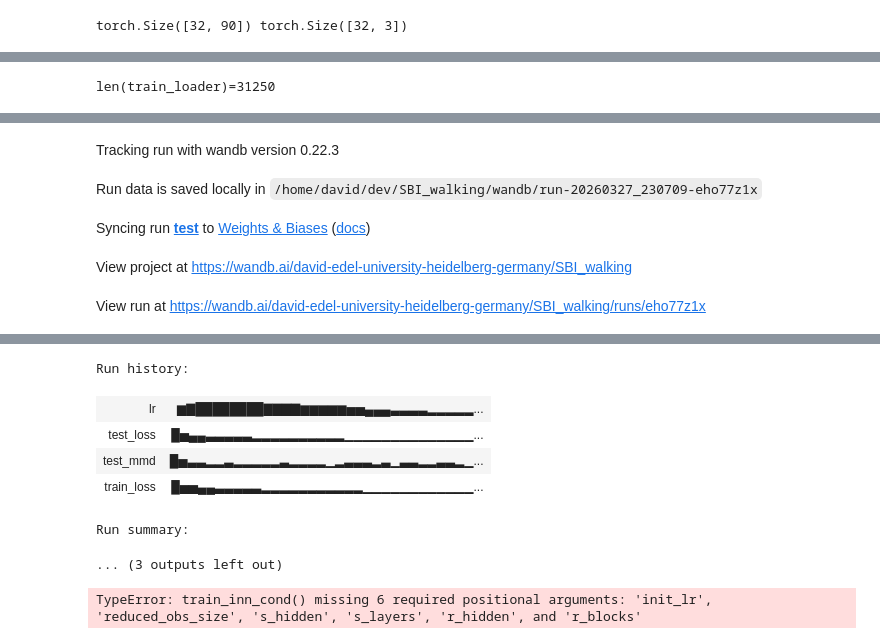
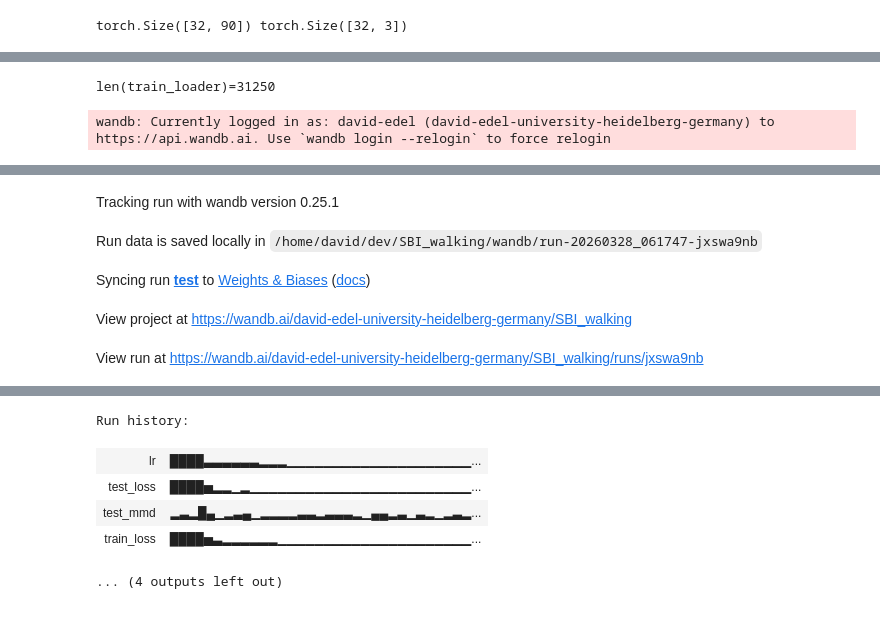
Before and after one commit to laurasaizz/SBI_walking, a Jupyter notebook: model.ipynb, the cells around one changed output, grey strips where cells are left out. Cells and saved outputs as stored; diff of their text form; code cells hidden in the pictures.

```diff
--- a/model.ipynb
+++ b/model.ipynb
@@ -110,7 +110,7 @@ def make_windows(foot, com, W):
     frames_per_simulation = foot.shape[0]
     windows_per_simulation = frames_per_simulation - W + 1
 
-    com_infer_frame = windows_per_simulation // 2
+    com_infer_frame = W // 2
     # this is time moment the com will be give to the model as ground truth
     # it is also the frame the feet will be middled
     # windows_per_simulation // 2 equls the middle of each ovservation the model sees.
@@ -214,6 +214,8 @@ def _sims_to_tensors(npz_foot, npz_com, indices, stats):
     com_mean = np.array(stats["com_mean"], dtype=np.float32)
     com_std = np.array(stats["com_std"], dtype=np.float32)
 
+    #TODO: check if better that both feet have independant mean and std
+
     Xs, ys = [], []
     for i in range(len(indices)):
         X_i, y_i = make_windows(
@@ -241,8 +243,8 @@ W = stats["W"]
 input_dim = W * 6
 
 rng = np.random.default_rng(99)
-# all_idx    = rng.permutation(S)
-all_idx = np.arange(S)
+all_idx    = rng.permutation(S)
+# all_idx = np.arange(S)
 split_point = int(S * 0.8)
 
 train_pool = all_idx[:split_point]
@@ -506,6 +511,7 @@ def train_inn_cond(
     s_layers,
     r_hidden,
     r_blocks,
+    lr_warmup_epochs,
 ):
     """
     model: A inn
@@ -536,7 +542,9 @@ def train_inn_cond(
             s_layers=s_layers,
             r_hidden=r_hidden,
             r_blocks=r_blocks,
-            optimizer=optim.__class__.__name__
+            optimizer=optim.__class__.__name__,
+            lr_warmup_epochs=lr_warmup_epochs,
+            changed="replaced_arange_with_rng_indices, fixed_middle_of_window_point",
         ),
     ) as run:
         for epoch in pbar:
@@ -622,10 +630,10 @@ model = RealNVPSummary(
 
 model.to(device)
 model = torch.compile(model, mode="max-autotune", fullgraph=True)
-
-num_epochs = 200
-lr_warmup_epochs = 10
-init_lr = 1e-5
+#model.compile(mode="max-autotune",fullgraph=True)
+num_epochs = 100
+lr_warmup_epochs = 5
+init_lr = 1e-3
 weight_decay = 1e-4
 optimizer = torch.optim.SGD(
     model.parameters(), init_lr, fused=True,weight_decay=weight_decay,momentum=0.8
@@ -636,10 +644,10 @@ batch_size = 64
 train_loader, test_loader = create_dataloaders(batch_size)
 
 scaler = torch.GradScaler("cuda", enabled=(device.type == "cuda"))
-lr_scheduler = torch.optim.lr_scheduler.LambdaLR(
-    optimizer, build_warmup_epochs(lr_warmup_epochs, num_epochs)
-)
-
+# lr_scheduler = torch.optim.lr_scheduler.LambdaLR(
+#     optimizer, build_warmup_epochs(lr_warmup_epochs, num_epochs)
+# )
+lr_scheduler = torch.optim.lr_scheduler.StepLR(optimizer,10,np.sqrt(0.1).item())
 
 train_inn_cond(
     model,
@@ -657,12 +665,14 @@ train_inn_cond(
     s_layers=s_layers,
     r_hidden=r_hidden,
     r_blocks=r_blocks,
+    lr_warmup_epochs=lr_warmup_epochs,
 )
 # %% [output]
 len(train_loader)=31250
+wandb: Currently logged in as: david-edel (david-edel-university-heidelberg-germany) to https://api.wandb.ai. Use `wandb login --relogin` to force relogin
 [interactive output not drawn]
-Tracking run with wandb version 0.22.3
+Tracking run with wandb version 0.25.1
-Run data is saved locally in /home/david/dev/SBI_walking/wandb/run-20260327_230709-eho77z1x
+Run data is saved locally in /home/david/dev/SBI_walking/wandb/run-20260328_061747-jxswa9nb
 Syncing run test to Weights & Biases (docs)
 View project at https://wandb.ai/david-edel-university-heidelberg-germany/SBI_walking
-View run at https://wandb.ai/david-edel-university-heidelberg-germany/SBI_walking/runs/eho77z1x
+View run at https://wandb.ai/david-edel-university-heidelberg-germany/SBI_walking/runs/jxswa9nb
@@ -680,25 +690,22 @@ W0327 23:07:16.237000 92850 site-packages/torch/_dynamo/variables/tensor.py:913]
 [interactive output not drawn]
-Run history:
+Run history:
-| lr | ▆▇████████▇▇▇▇▆▆▆▆▆▅▅▄▄▄▃▃▃▃▂▂▂▂▂... |
-| test_loss | █▅▄▄▃▃▃▃▃▂▂▂▂▂▂▂▂▂▂▁▁▁▁▁▁▁▁▁▁▁▁▁▁... |
-| test_mmd | █▅▃▃▂▂▃▂▂▂▂▂▃▂▂▂▂▁▂▃▃▃▂▃▁▃▃▂▂▃▃▂▁... |
-| train_loss | █▅▅▄▄▃▃▃▃▃▂▂▂▂▂▂▂▂▂▂▂▁▁▁▁▁▁▁▁▁▁▁▁... |
+| lr | ████▃▃▃▃▃▃▂▂▂▁▁▁▁▁▁▁▁▁▁▁▁▁▁▁▁▁▁▁▁... |
+| test_loss | ████▅▂▂▁▂▁▁▁▁▁▁▁▁▁▁▁▁▁▁▁▁▁▁▁▁▁▁▁▁... |
+| test_mmd | ▂▃▂█▄▁▂▃▄▁▂▂▂▂▃▃▂▃▃▃▂▁▄▄▂▃▁▃▂▁▂▃▂... |
+| train_loss | ████▅▃▂▂▂▂▂▂▁▁▁▁▁▁▁▁▁▁▁▁▁▁▁▁▁▁▁▁▁... |
-Run summary:
-... (3 outputs left out)
+... (4 outputs left out)
 # %%
-train_inn_cond(
-    model,
-    train_loader=train_loader,
-    test_loader=test_loader,
-    optim=optimizer,
-    scaler=scaler,
-    lr_scheduler=lr_scheduler,
-    epochs=0,
-    history=history,
-    batch_size=batch_size,
-)
+# train_inn_cond(
+#     model,
+#     train_loader=train_loader,
+#     test_loader=test_loader,
+#     optim=optimizer,
+#     scaler=scaler,
+#     lr_scheduler=lr_scheduler,
+#     epochs=0,
+#     history=history,
+#     batch_size=batch_size,
+# )
-# %% [output]
-TypeError: train_inn_cond() missing 6 required positional arguments: 'init_lr', 'reduced_obs_size', 's_hidden', 's_layers', 'r_hidden', and 'r_blocks'
 # %%
 import matplotlib.pyplot as plt
 
```
Also changed, not shown: parts of 23 cells of this notebook.
